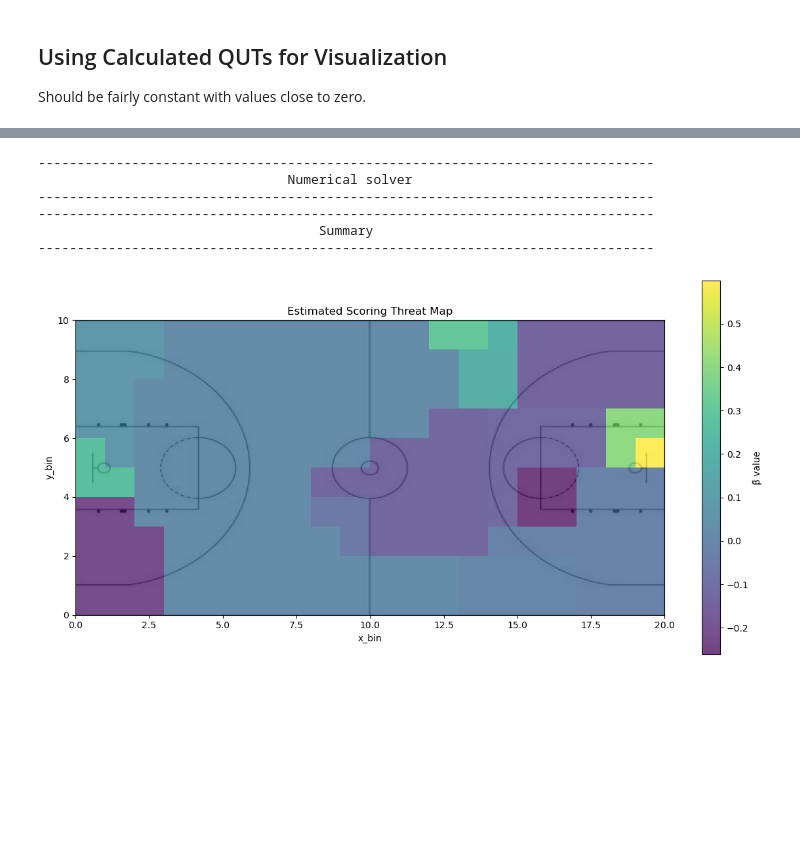
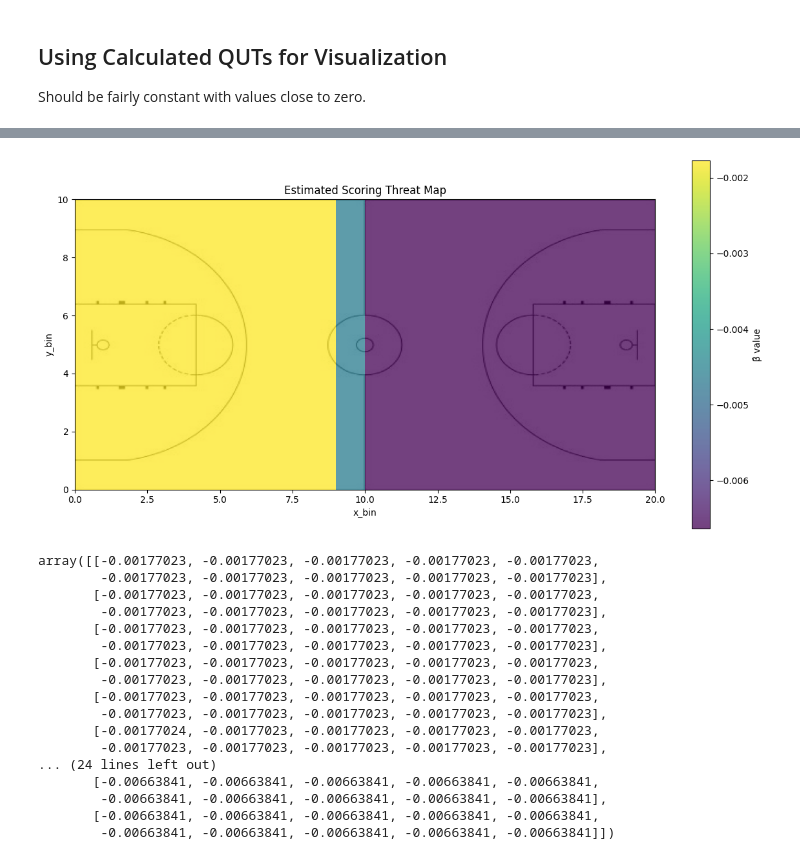
Before and after one commit to Channertheman/NBA_Analysis, a Jupyter notebook: testing.ipynb, the cells around one changed output, grey strips where cells are left out. Cells and saved outputs as stored; diff of their text form; code cells hidden in the pictures; blank space fills up the shorter version.

```diff
--- a/testing.ipynb
+++ b/testing.ipynb
@@ -1726,5 +1734,5 @@ def tv_logistic_regression_heatmap(df, lambda_tv=1.0, grid_width=20, grid_height
 
     return beta_est
 # %%
-tv_logistic_regression_heatmap(df, lambda_tv=.85)
+tv_logistic_regression_heatmap(df, lambda_tv=8.4759)
 # %% [output]
@@ -1756,10 +1770,21 @@ tv_logistic_regression_heatmap(df, lambda_tv=.85)
+[figure, new version]
--------------------------------------------------------------------------------
-                                Numerical solver
--------------------------------------------------------------------------------
--------------------------------------------------------------------------------
-                                    Summary
--------------------------------------------------------------------------------
+array([[-0.00177023, -0.00177023, -0.00177023, -0.00177023, -0.00177023,
+        -0.00177023, -0.00177023, -0.00177023, -0.00177023, -0.00177023],
+       [-0.00177023, -0.00177023, -0.00177023, -0.00177023, -0.00177023,
+        -0.00177023, -0.00177023, -0.00177023, -0.00177023, -0.00177023],
+       [-0.00177023, -0.00177023, -0.00177023, -0.00177023, -0.00177023,
+        -0.00177023, -0.00177023, -0.00177023, -0.00177023, -0.00177023],
+       [-0.00177023, -0.00177023, -0.00177023, -0.00177023, -0.00177023,
+        -0.00177023, -0.00177023, -0.00177023, -0.00177023, -0.00177023],
+       [-0.00177023, -0.00177023, -0.00177023, -0.00177023, -0.00177023,
+        -0.00177023, -0.00177023, -0.00177023, -0.00177023, -0.00177023],
+       [-0.00177024, -0.00177023, -0.00177023, -0.00177023, -0.00177023,
+        -0.00177023, -0.00177023, -0.00177023, -0.00177023, -0.00177023],
+... (24 lines left out)
+       [-0.00663841, -0.00663841, -0.00663841, -0.00663841, -0.00663841,
+        -0.00663841, -0.00663841, -0.00663841, -0.00663841, -0.00663841],
+       [-0.00663841, -0.00663841, -0.00663841, -0.00663841, -0.00663841,
+        -0.00663841, -0.00663841, -0.00663841, -0.00663841, -0.00663841]])
-[figure, old version]
 # %%
 def bootstrap_lambda_max(X, y, D_TV, B=100, project_grad_h=True, seed=None):
     if seed is not None:
```
Also changed, not shown: parts of 21 cells of this notebook, 4 other files.
